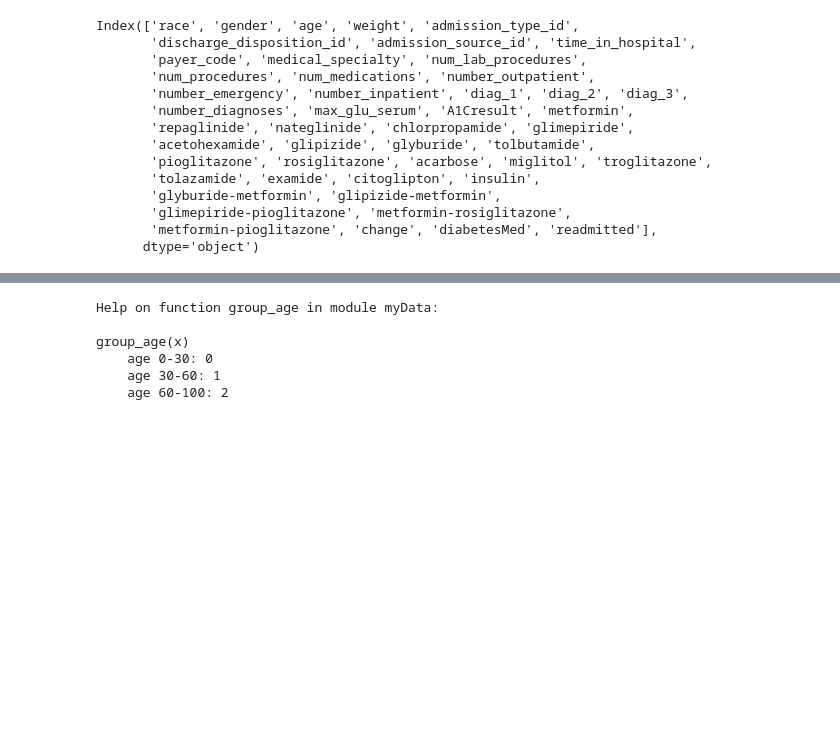
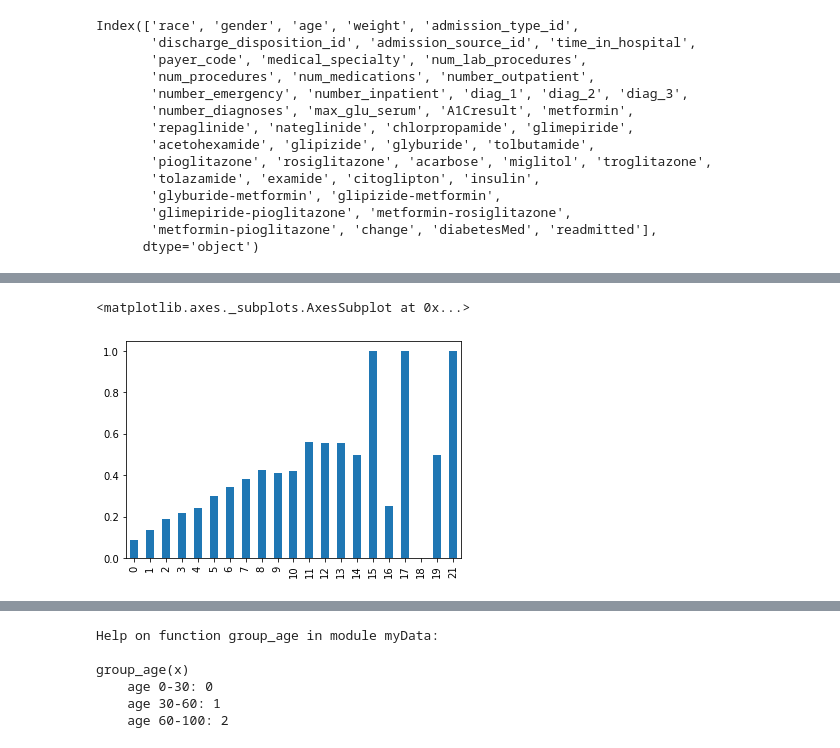
Before and after one commit to capstone-hospital-readmission/hospital-readmissions, a Jupyter notebook: hospital_readmissions.ipynb, the cells around one changed output, grey strips where cells are left out. Cells and saved outputs as stored; diff of their text form; code cells hidden in the pictures; blank space fills up the shorter version.

```diff
--- a/hospital_readmissions.ipynb
+++ b/hospital_readmissions.ipynb
@@ -37,3 +47,11 @@ Index(['race', 'gender', 'age', 'weight', 'admission_type_id',
+# %%
+
+inpatient_count = df['number_inpatient'].value_counts()
+#print(inpatient_count)
+(df.loc[df['readmitted']==1, 'number_inpatient'].value_counts()/inpatient_count).plot(kind='bar')
+# %% [output]
+<matplotlib.axes._subplots.AxesSubplot at 0x...>
+[figure, added]
 # %%
 help(group_specialty)
 specialty_count=df['medical_specialty'].value_counts()
```
Also changed, not shown: parts of 24 cells of this notebook.
